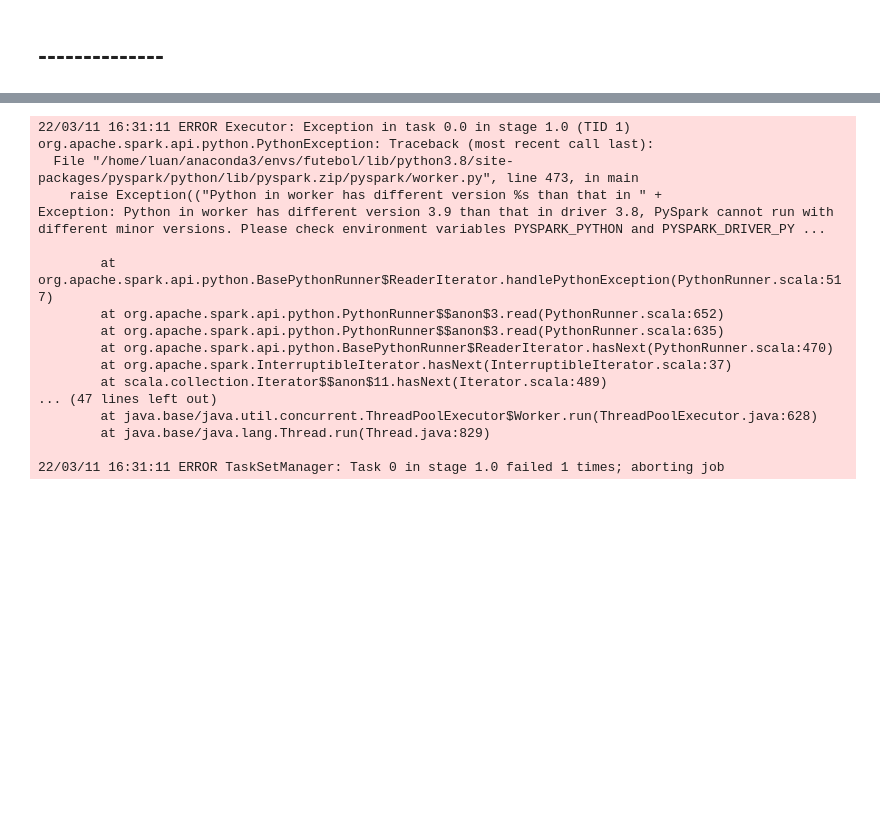
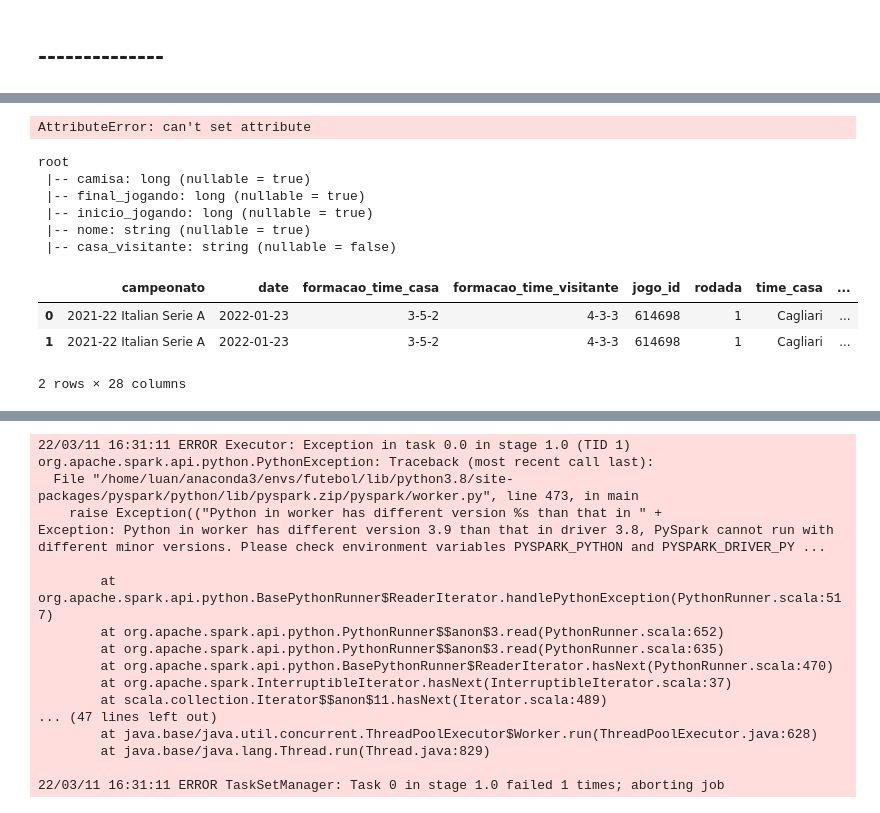
Before and after one commit to luan521/Futebol, a Jupyter notebook: notebooks/requisicao/sketch/partida-Copy1.ipynb, the cells around one changed output, grey strips where cells are left out. Cells and saved outputs as stored; diff of their text form; code cells hidden in the pictures; blank space fills up the shorter version.

```diff
--- a/notebooks/requisicao/sketch/partida-Copy1.ipynb
+++ b/notebooks/requisicao/sketch/partida-Copy1.ipynb
@@ -172,0 +296,13 @@ data = [
+# %%
+df_jogadores.schema = schema
+# %% [output]
+AttributeError: can't set attribute
+# %%
+jogadores.printSchema()
+# %% [output]
+root
+ |-- camisa: long (nullable = true)
+ |-- final_jogando: long (nullable = true)
+ |-- inicio_jogando: long (nullable = true)
+ |-- nome: string (nullable = true)
+ |-- casa_visitante: string (nullable = false)
@@ -172,0 +313,9 @@ data = [
+# %%
+df1 = spark.read.parquet('teste')
+# %%
+df1.toPandas()
+# %% [output]
+|  | campeonato | date | formacao_time_casa | formacao_time_visitante | jogo_id | rodada | time_casa | ... |
+| 0 | 2021-22 Italian Serie A | 2022-01-23 | 3-5-2 | 4-3-3 | 614698 | 1 | Cagliari | ... |
+| 1 | 2021-22 Italian Serie A | 2022-01-23 | 3-5-2 | 4-3-3 | 614698 | 1 | Cagliari | ... |
+2 rows × 28 columns
```
Also changed, not shown: parts of 20 cells of this notebook, 11 other files.
